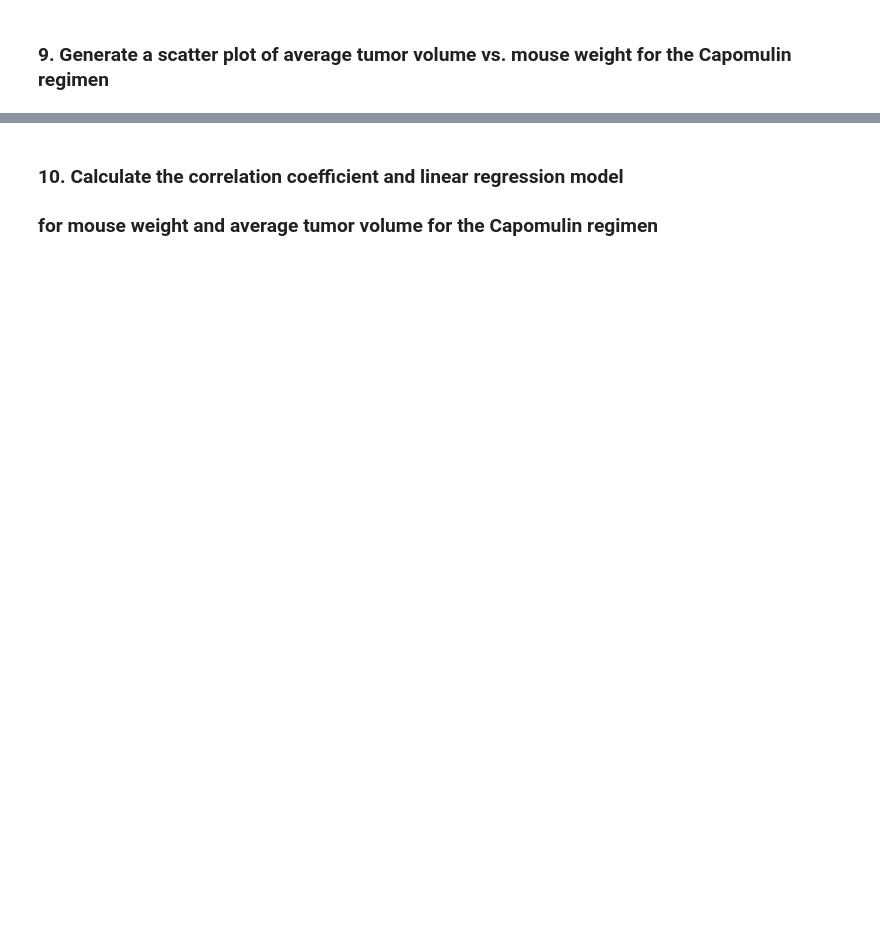
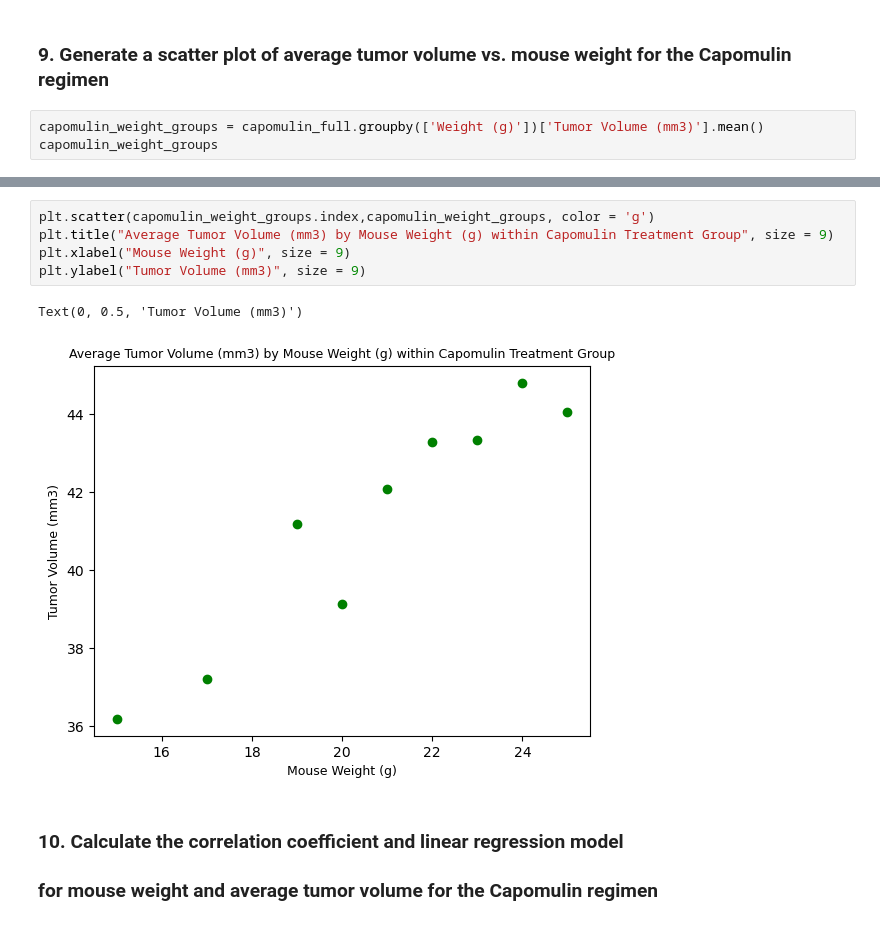
Before and after one commit to ethanwright96/matplotlib-challenge, a Jupyter notebook: Pymaceuticals/main.ipynb, the cells around one changed output, grey strips where cells are left out. Cells and saved outputs as stored; diff of their text form; blank space fills up the shorter version.

```diff
--- a/Pymaceuticals/main.ipynb
+++ b/Pymaceuticals/main.ipynb
@@ -320,2 +360,5 @@ plt.show()
 # %% [markdown]
 ### 9. Generate a scatter plot of average tumor volume vs. mouse weight for the Capomulin regimen
+# %%
+capomulin_weight_groups = capomulin_full.groupby(['Weight (g)'])['Tumor Volume (mm3)'].mean()
+capomulin_weight_groups
@@ -322,3 +377,11 @@ plt.show()
+# %%
+plt.scatter(capomulin_weight_groups.index,capomulin_weight_groups, color = 'g')
+plt.title("Average Tumor Volume (mm3) by Mouse Weight (g) within Capomulin Treatment Group", size = 9)
+plt.xlabel("Mouse Weight (g)", size = 9)
+plt.ylabel("Tumor Volume (mm3)", size = 9)
+# %% [output]
+Text(0, 0.5, 'Tumor Volume (mm3)')
+[figure, added]
 # %% [markdown]
 ### 10. Calculate the correlation coefficient and linear regression model
 ### for mouse weight and average tumor volume for the Capomulin regimen
```
Also changed, not shown: parts of 7 cells of this notebook.
